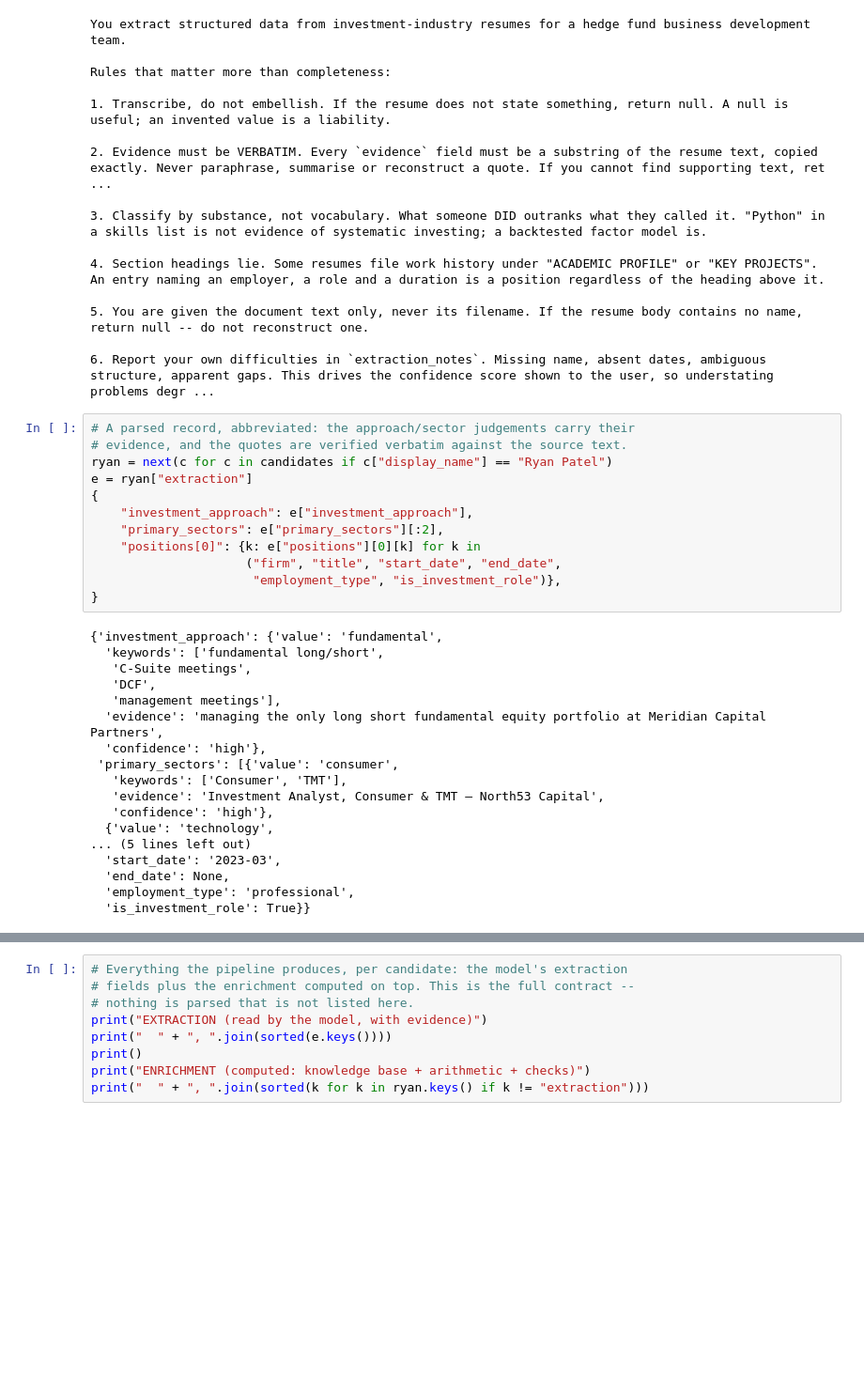
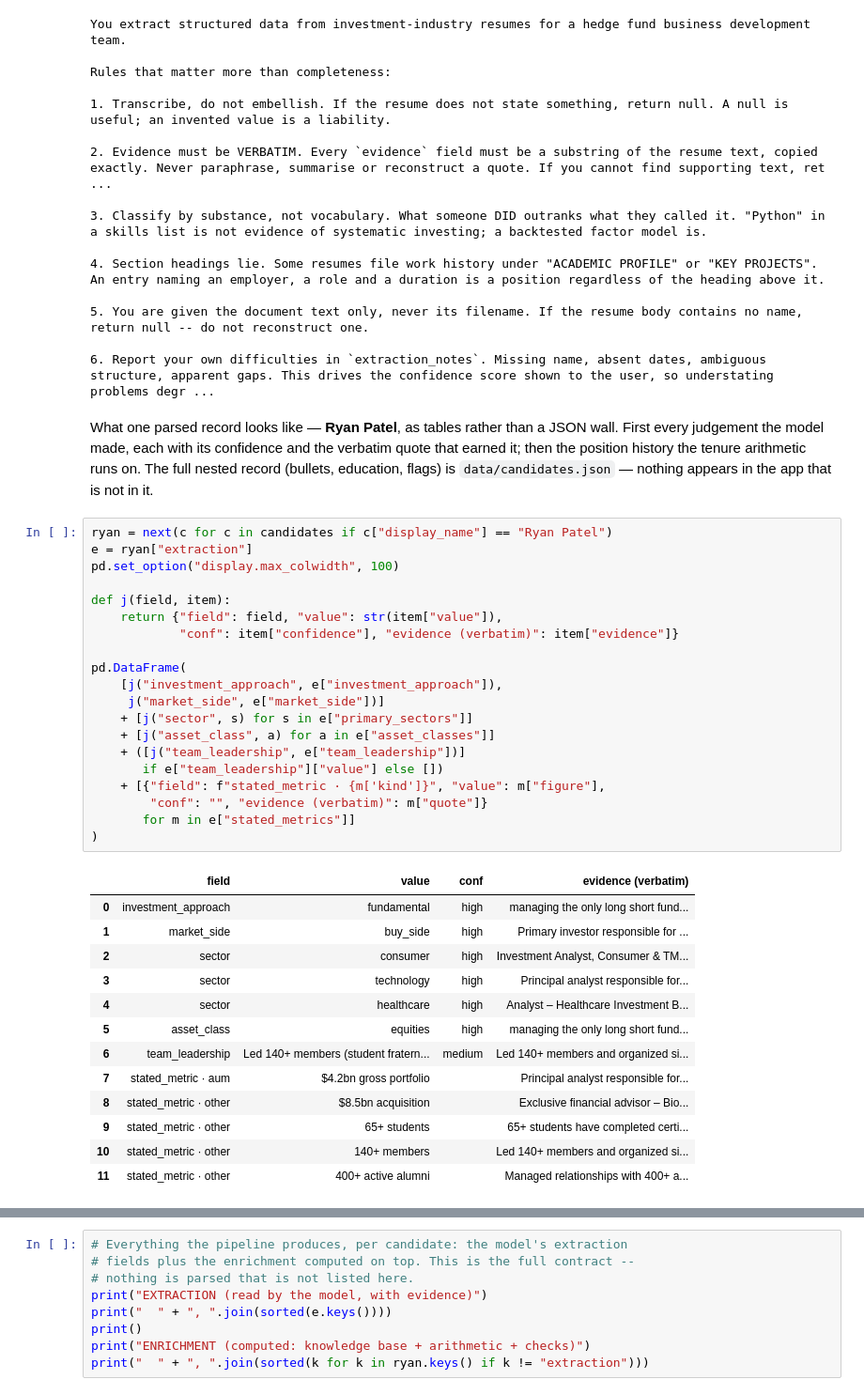
Before and after one commit to yc4379-commits/m-case-study, a Jupyter notebook: case_study.ipynb, the cells around one changed output, grey strips where cells are left out. Shown at 94% size. Drawn from its saved outputs; the diff is of its cells as text; blank space fills up the shorter version.

```diff
--- a/case_study.ipynb
+++ b/case_study.ipynb
@@ -183,33 +186,43 @@ Rules that matter more than completeness:
 5. You are given the document text only, never its filename. If the resume body contains no name, return null -- do not reconstruct one.
 
 6. Report your own difficulties in `extraction_notes`. Missing name, absent dates, ambiguous structure, apparent gaps. This drives the confidence score shown to the user, so understating problems degr ...
-# %%
-# A parsed record, abbreviated: the approach/sector judgements carry their
-# evidence, and the quotes are verified verbatim against the source text.
-ryan = next(c for c in candidates if c["display_name"] == "Ryan Patel")
-e = ryan["extraction"]
-{
-    "investment_approach": e["investment_approach"],
-    "primary_sectors": e["primary_sectors"][:2],
-    "positions[0]": {k: e["positions"][0][k] for k in
-                     ("firm", "title", "start_date", "end_date",
-                      "employment_type", "is_investment_role")},
-}
-# %% [output]
-{'investment_approach': {'value': 'fundamental',
-  'keywords': ['fundamental long/short',
-   'C-Suite meetings',
-   'DCF',
-   'management meetings'],
-  'evidence': 'managing the only long short fundamental equity portfolio at Meridian Capital Partners',
-  'confidence': 'high'},
- 'primary_sectors': [{'value': 'consumer',
-   'keywords': ['Consumer', 'TMT'],
-   'evidence': 'Investment Analyst, Consumer & TMT – North53 Capital',
-   'confidence': 'high'},
-  {'value': 'technology',
-... (5 lines left out)
-  'start_date': '2023-03',
-  'end_date': None,
-  'employment_type': 'professional',
-  'is_investment_role': True}}
+# %% [markdown]
+What one parsed record looks like — **Ryan Patel**, as tables rather than a
+JSON wall. First every judgement the model made, each with its confidence
+and the verbatim quote that earned it; then the position history the tenure
+arithmetic runs on. The full nested record (bullets, education, flags) is
+`data/candidates.json` — nothing appears in the app that is not in it.
+# %%
+ryan = next(c for c in candidates if c["display_name"] == "Ryan Patel")
+e = ryan["extraction"]
+pd.set_option("display.max_colwidth", 100)
+
+def j(field, item):
+    return {"field": field, "value": str(item["value"]),
+            "conf": item["confidence"], "evidence (verbatim)": item["evidence"]}
+
+pd.DataFrame(
+    [j("investment_approach", e["investment_approach"]),
+     j("market_side", e["market_side"])]
+    + [j("sector", s) for s in e["primary_sectors"]]
+    + [j("asset_class", a) for a in e["asset_classes"]]
+    + ([j("team_leadership", e["team_leadership"])]
+       if e["team_leadership"]["value"] else [])
+    + [{"field": f"stated_metric · {m['kind']}", "value": m["figure"],
+        "conf": "", "evidence (verbatim)": m["quote"]}
+       for m in e["stated_metrics"]]
+)
+# %% [output]
+|  | field | value | conf | evidence (verbatim) |
+| 0 | investment_approach | fundamental | high | managing the only long short fund... |
+| 1 | market_side | buy_side | high | Primary investor responsible for ... |
+| 2 | sector | consumer | high | Investment Analyst, Consumer & TM... |
+| 3 | sector | technology | high | Principal analyst responsible for... |
+| 4 | sector | healthcare | high | Analyst – Healthcare Investment B... |
+| 5 | asset_class | equities | high | managing the only long short fund... |
+| 6 | team_leadership | Led 140+ members (student fratern... | medium | Led 140+ members and organized si... |
+| 7 | stated_metric · aum | $4.2bn gross portfolio |  | Principal analyst responsible for... |
+| 8 | stated_metric · other | $8.5bn acquisition |  | Exclusive financial advisor – Bio... |
+| 9 | stated_metric · other | 65+ students |  | 65+ students have completed certi... |
+| 10 | stated_metric · other | 140+ members |  | Led 140+ members and organized si... |
+| 11 | stated_metric · other | 400+ active alumni |  | Managed relationships with 400+ a... |
```
Also changed, not shown: parts of 8 cells of this notebook, 10 other files.
